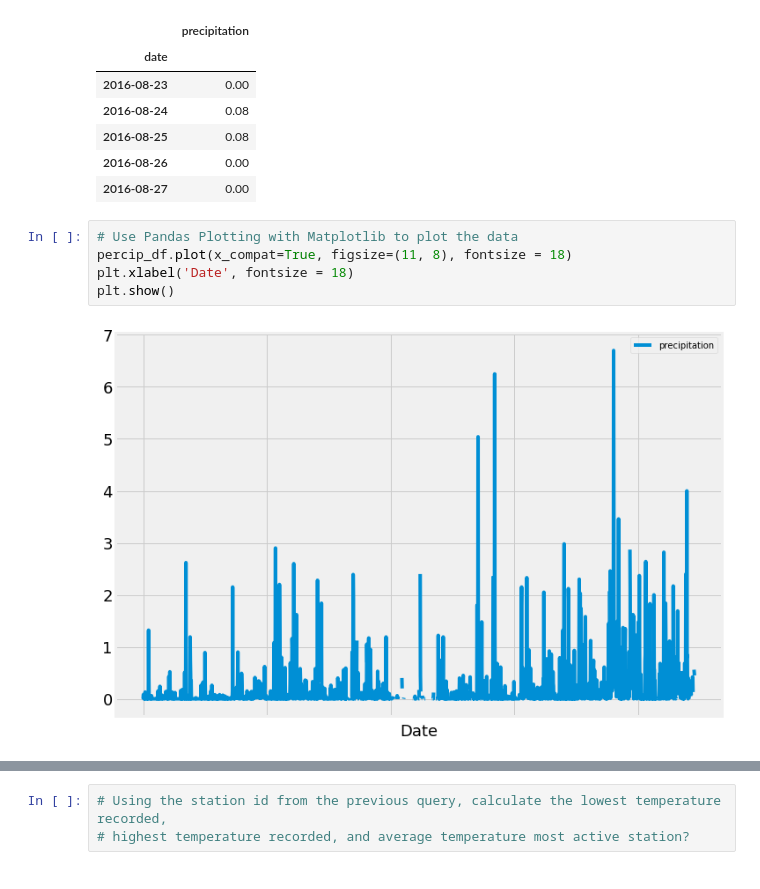
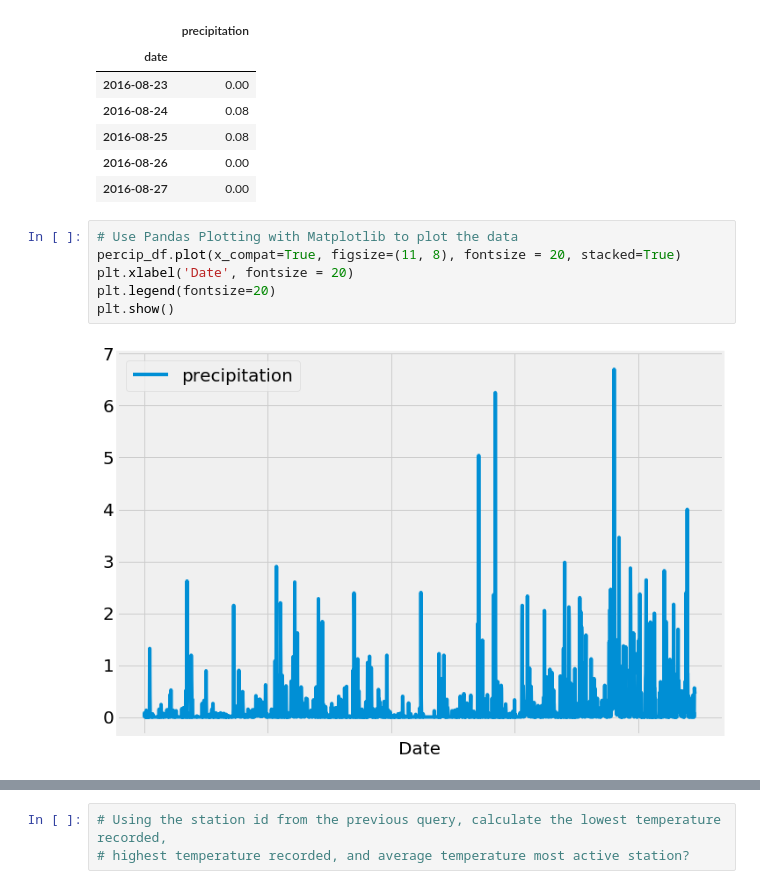
Before and after one commit to JeClarke05/SQL_Alchemy, a Jupyter notebook: climate_starter.ipynb, the cells around one changed output, grey strips where cells are left out. Cells and saved outputs as stored; diff of their text form.

```diff
--- a/climate_starter.ipynb
+++ b/climate_starter.ipynb
@@ -146,10 +132,11 @@ percip_df.head()
 | 2016-08-27 | 0.00 |
 # %%
 # Use Pandas Plotting with Matplotlib to plot the data
-percip_df.plot(x_compat=True, figsize=(11, 8), fontsize = 18)
-plt.xlabel('Date', fontsize = 18)
+percip_df.plot(x_compat=True, figsize=(11, 8), fontsize = 20, stacked=True)
+plt.xlabel('Date', fontsize = 20)
+plt.legend(fontsize=20)
 plt.show()
 # %% [output]
-[figure, old version]
+[figure, new version]
 # %%
 # Use Pandas to calcualte the summary statistics for the precipitation data
```
Also changed, not shown: parts of 6 cells of this notebook.
